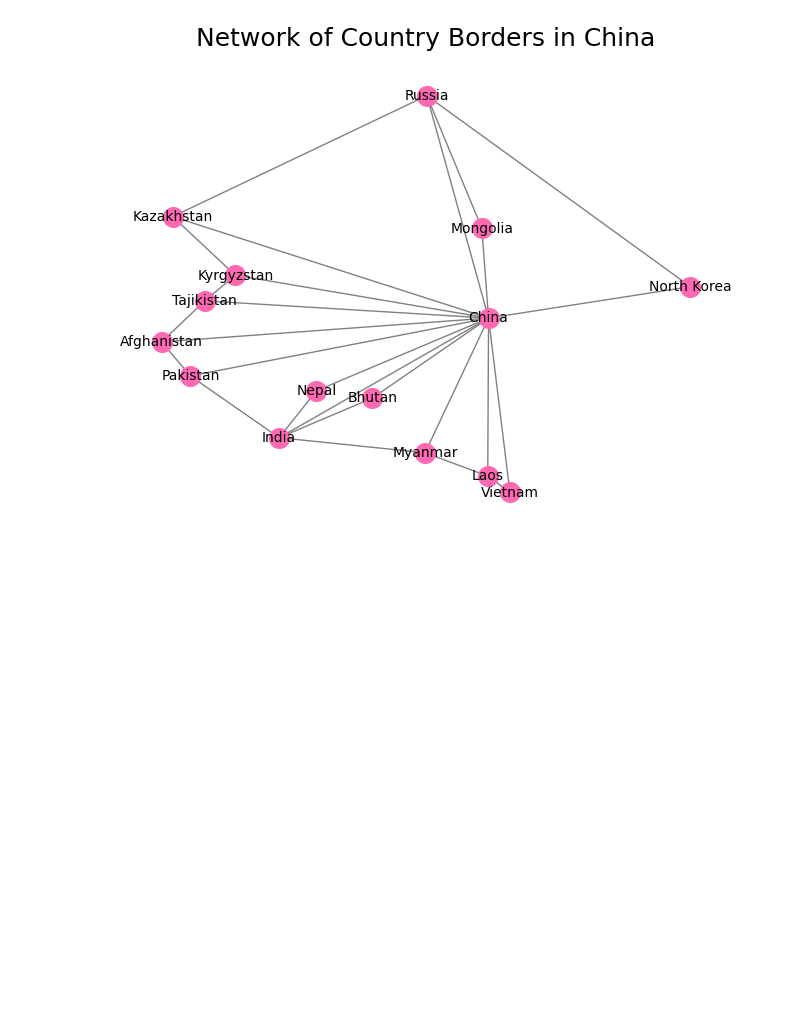
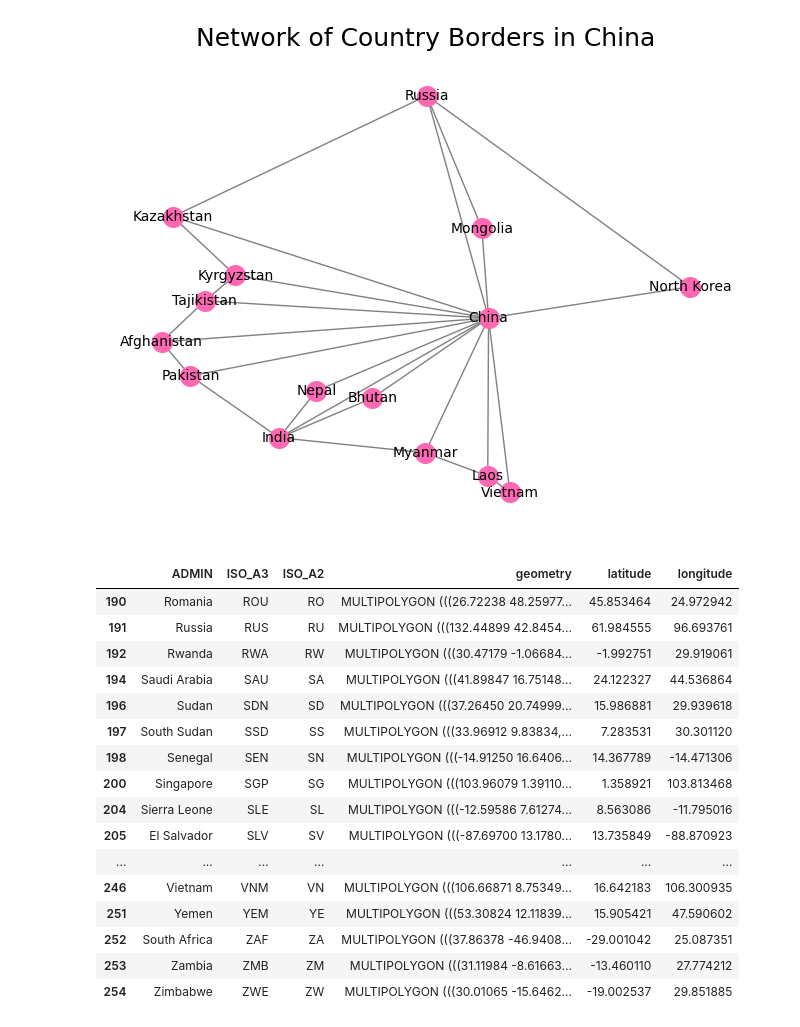
Before and after one commit to maulmbuckeye/countryboundaries, a Jupyter notebook: notebooks/countryborders_from_article.ipynb, the cells around one changed output. Cells and saved outputs as stored; diff of their text form; code cells hidden in the pictures; blank space fills up the shorter version.

```diff
--- a/notebooks/countryborders_from_article.ipynb
+++ b/notebooks/countryborders_from_article.ipynb
@@ -88,3 +90,23 @@ United States of America -> Canada
 cb.plot_a_country_borders(G,'China')
 # %% [output]
 [figure]
+# %%
+gdf.tail(40)
+# %% [output]
+|  | ADMIN | ISO_A3 | ISO_A2 | geometry | latitude | longitude |
+| 190 | Romania | ROU | RO | MULTIPOLYGON (((26.72238 48.25977... | 45.853464 | 24.972942 |
+| 191 | Russia | RUS | RU | MULTIPOLYGON (((132.44899 42.8454... | 61.984555 | 96.693761 |
+| 192 | Rwanda | RWA | RW | MULTIPOLYGON (((30.47179 -1.06684... | -1.992751 | 29.919061 |
+| 194 | Saudi Arabia | SAU | SA | MULTIPOLYGON (((41.89847 16.75148... | 24.122327 | 44.536864 |
+| 196 | Sudan | SDN | SD | MULTIPOLYGON (((37.26450 20.74999... | 15.986881 | 29.939618 |
+| 197 | South Sudan | SSD | SS | MULTIPOLYGON (((33.96912 9.83834,... | 7.283531 | 30.301120 |
+| 198 | Senegal | SEN | SN | MULTIPOLYGON (((-14.91250 16.6406... | 14.367789 | -14.471306 |
+| 200 | Singapore | SGP | SG | MULTIPOLYGON (((103.96079 1.39110... | 1.358921 | 103.813468 |
+| 204 | Sierra Leone | SLE | SL | MULTIPOLYGON (((-12.59586 7.61274... | 8.563086 | -11.795016 |
+| 205 | El Salvador | SLV | SV | MULTIPOLYGON (((-87.69700 13.1780... | 13.735849 | -88.870923 |
+| ... | ... | ... | ... | ... | ... | ... |
+| 246 | Vietnam | VNM | VN | MULTIPOLYGON (((106.66871 8.75349... | 16.642183 | 106.300935 |
+| 251 | Yemen | YEM | YE | MULTIPOLYGON (((53.30824 12.11839... | 15.905421 | 47.590602 |
+| 252 | South Africa | ZAF | ZA | MULTIPOLYGON (((37.86378 -46.9408... | -29.001042 | 25.087351 |
+| 253 | Zambia | ZMB | ZM | MULTIPOLYGON (((31.11984 -8.61663... | -13.460110 | 27.774212 |
+| 254 | Zimbabwe | ZWE | ZW | MULTIPOLYGON (((30.01065 -15.6462... | -19.002537 | 29.851885 |
```
Also changed, not shown: parts of 1 cell of this notebook, 1 other file.
